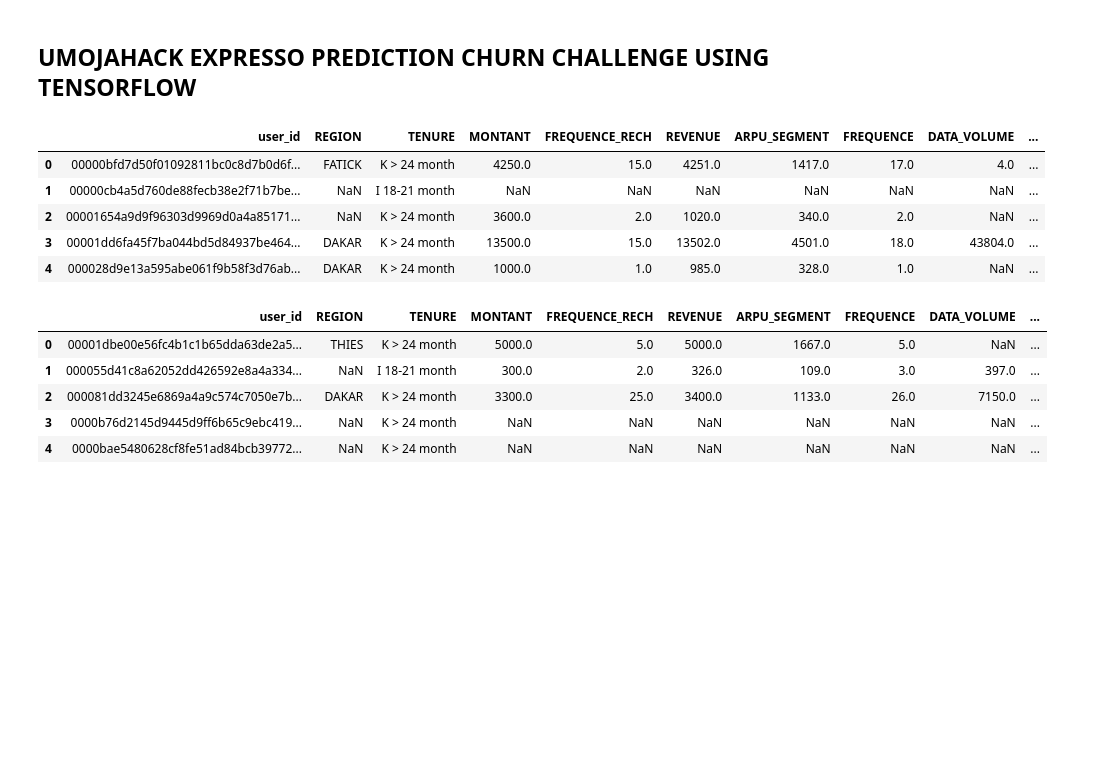
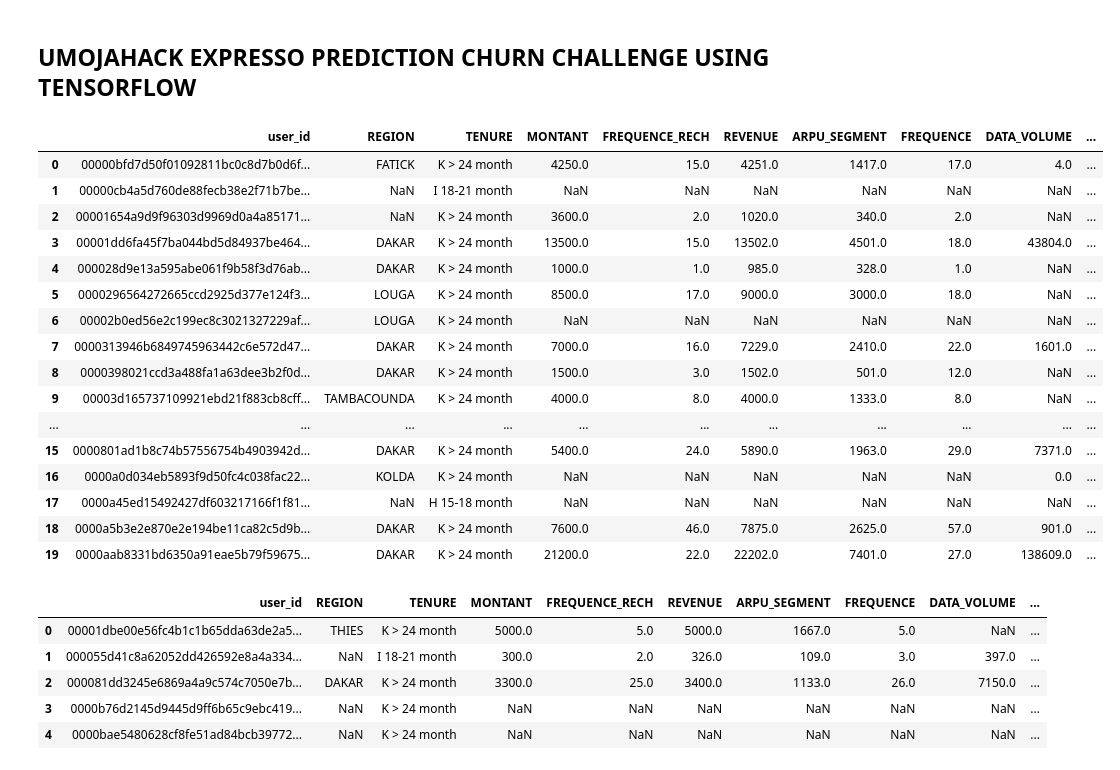
Before and after one commit to Kwabena-Kobiri/Expresso-prediction, a Jupyter notebook: Expresso_Churn_Prediction_With_Tensorflow.ipynb, the cells around one changed output. Drawn from its saved outputs; the diff is of its cells as text; code cells hidden in the pictures; blank space fills up the shorter version.

```diff
--- a/Expresso_Churn_Prediction_With_Tensorflow.ipynb
+++ b/Expresso_Churn_Prediction_With_Tensorflow.ipynb
@@ -6,14 +6,25 @@ import pandas as pd
 Train = pd.read_csv('../Train.csv')
 Test = pd.read_csv('../Test.csv')
 # %%
-Train.head()
+Train.head(20)
 # %% [output]
 |  | user_id | REGION | TENURE | MONTANT | FREQUENCE_RECH | REVENUE | ARPU_SEGMENT | FREQUENCE | DATA_VOLUME | ... |
 | 0 | 00000bfd7d50f01092811bc0c8d7b0d6f... | FATICK | K > 24 month | 4250.0 | 15.0 | 4251.0 | 1417.0 | 17.0 | 4.0 | ... |
 | 1 | 00000cb4a5d760de88fecb38e2f71b7be... | NaN | I 18-21 month | NaN | NaN | NaN | NaN | NaN | NaN | ... |
 | 2 | 00001654a9d9f96303d9969d0a4a85171... | NaN | K > 24 month | 3600.0 | 2.0 | 1020.0 | 340.0 | 2.0 | NaN | ... |
 | 3 | 00001dd6fa45f7ba044bd5d84937be464... | DAKAR | K > 24 month | 13500.0 | 15.0 | 13502.0 | 4501.0 | 18.0 | 43804.0 | ... |
 | 4 | 000028d9e13a595abe061f9b58f3d76ab... | DAKAR | K > 24 month | 1000.0 | 1.0 | 985.0 | 328.0 | 1.0 | NaN | ... |
+| 5 | 0000296564272665ccd2925d377e124f3... | LOUGA | K > 24 month | 8500.0 | 17.0 | 9000.0 | 3000.0 | 18.0 | NaN | ... |
+| 6 | 00002b0ed56e2c199ec8c3021327229af... | LOUGA | K > 24 month | NaN | NaN | NaN | NaN | NaN | NaN | ... |
+| 7 | 0000313946b6849745963442c6e572d47... | DAKAR | K > 24 month | 7000.0 | 16.0 | 7229.0 | 2410.0 | 22.0 | 1601.0 | ... |
+| 8 | 0000398021ccd3a488fa1a63dee3b2f0d... | DAKAR | K > 24 month | 1500.0 | 3.0 | 1502.0 | 501.0 | 12.0 | NaN | ... |
+| 9 | 00003d165737109921ebd21f883cb8cff... | TAMBACOUNDA | K > 24 month | 4000.0 | 8.0 | 4000.0 | 1333.0 | 8.0 | NaN | ... |
+| ... | ... | ... | ... | ... | ... | ... | ... | ... | ... | ... |
+| 15 | 0000801ad1b8c74b57556754b4903942d... | DAKAR | K > 24 month | 5400.0 | 24.0 | 5890.0 | 1963.0 | 29.0 | 7371.0 | ... |
+| 16 | 0000a0d034eb5893f9d50fc4c038fac22... | KOLDA | K > 24 month | NaN | NaN | NaN | NaN | NaN | 0.0 | ... |
+| 17 | 0000a45ed15492427df603217166f1f81... | NaN | H 15-18 month | NaN | NaN | NaN | NaN | NaN | NaN | ... |
+| 18 | 0000a5b3e2e870e2e194be11ca82c5d9b... | DAKAR | K > 24 month | 7600.0 | 46.0 | 7875.0 | 2625.0 | 57.0 | 901.0 | ... |
+| 19 | 0000aab8331bd6350a91eae5b79f59675... | DAKAR | K > 24 month | 21200.0 | 22.0 | 22202.0 | 7401.0 | 27.0 | 138609.0 | ... |
 # %%
 Test.head()
 # %% [output]
```
Also changed, not shown: parts of 3 cells of this notebook.
